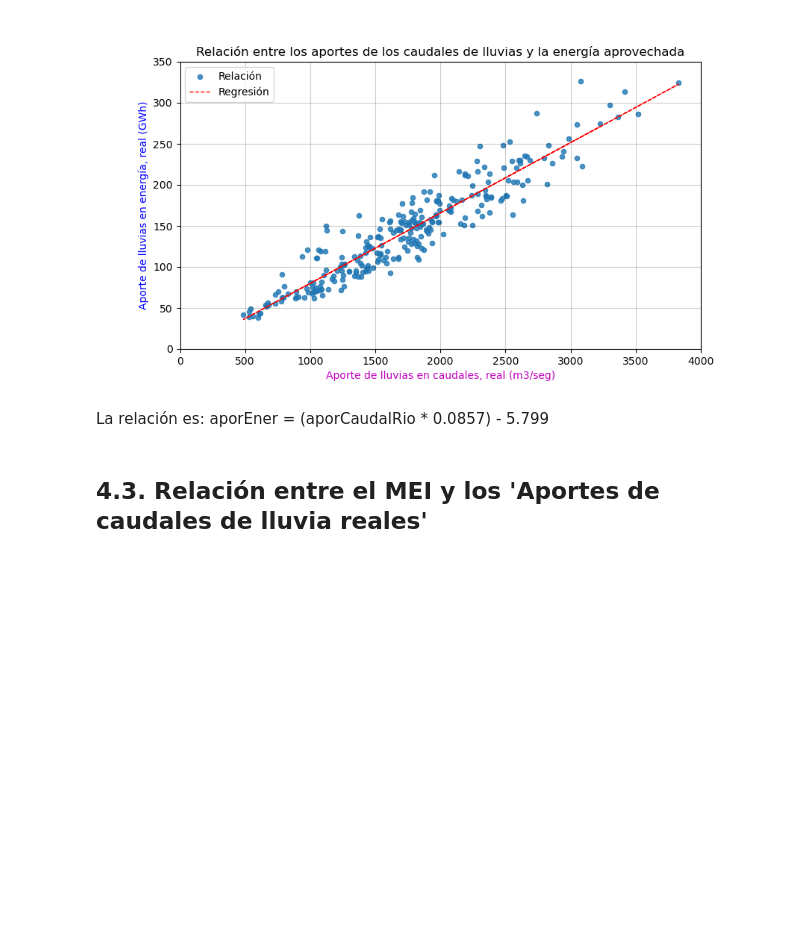
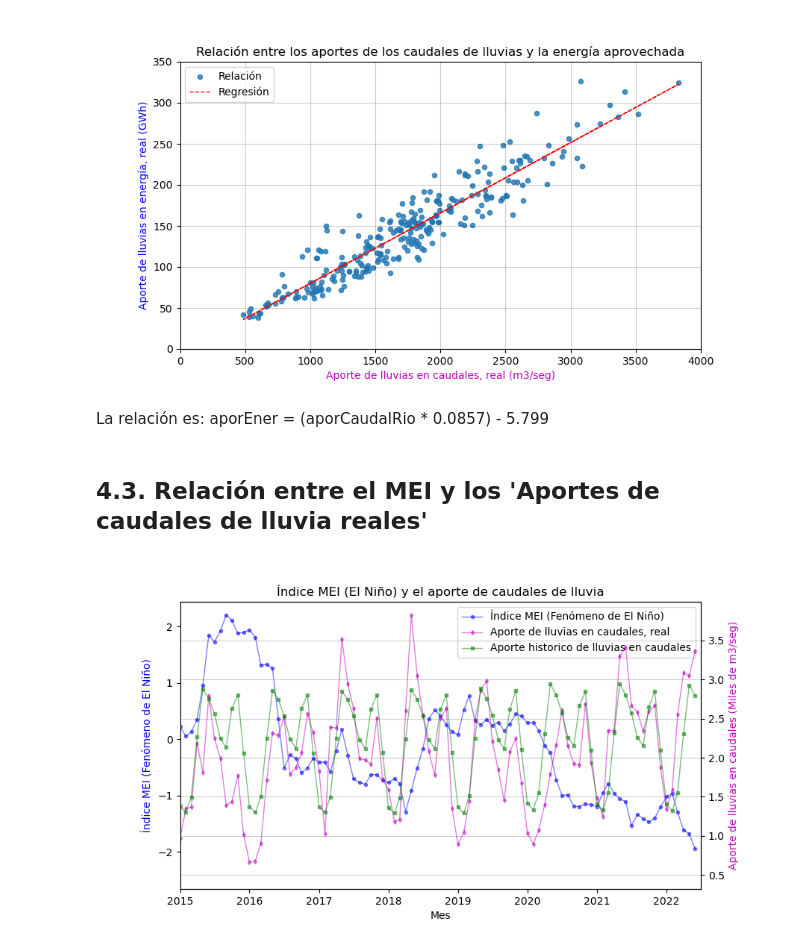
Before and after one commit to EricJDavila/Ppbe, a Jupyter notebook: N04_OfertaEnergiaHidro.ipynb, the cells around one changed output. Drawn from its saved outputs; the diff is of its cells as text; code cells hidden in the pictures; blank space fills up the shorter version.

```diff
--- a/N04_OfertaEnergiaHidro.ipynb
+++ b/N04_OfertaEnergiaHidro.ipynb
@@ -319,0 +332,9 @@ La relación es: aporEner = (aporCaudalRio * 0.0857) - 5.799
+# %%
+#*******************************************************************************
+# 4.3.2. Acondiciona meiT para poder comparar relacionar con aportes_m.
+#*******************************************************************************
+mei_real = meiT.loc[meiT['mei'].notna(), 'mei']
+mei_real.index.name = 'Date'
+caudal_mei = pd.merge(aportes_m.aporCaudalRio/1e3, mei_real, left_on="Date", right_on="Date")
+caudal_mei = pd.merge(caudal_mei, aportes_m.aporCaudalMediHistRio/1e3, left_on="Date", right_on="Date")
+# caudal_mei
@@ -319,0 +365,48 @@ La relación es: aporEner = (aporCaudalRio * 0.0857) - 5.799
+# %%
+#*******************************************************************************
+# 4.3.4. Calcula mei1 (un retardo en el mei).
+#*******************************************************************************
+caudal_mei.insert(3, column='mei1', value=caudal_mei.mei.shift(), allow_duplicates=True)
+caudal_mei = caudal_mei.dropna()
+# %%
+#*******************************************************************************
+# 4.3.5. Grafica mei, aportCaudalRio y aporCaudalMediHistRio.
+#*******************************************************************************
+fig = plt.figure(figsize=(9,5))
+plt.subplots_adjust(left=None, bottom=None, right=None, top=None, wspace=None, hspace=None)
+ax1 = fig.add_subplot(1, 1, 1)  # Crea una figura conteniendo un solo eje.
+ax2 = ax1.twinx()
+
+ax1.set_title ("Índice MEI (El Niño) y el aporte de caudales de lluvia")
+
+ax1.set_xlabel("Mes")
+ax1.set_ylabel("Índice MEI (Fenómeno de El Niño)", color='b')
+ax2.set_ylabel("Aporte de lluvias en caudales (Miles de m3/seg)", color='m')
+
+linea1 = ax1.plot(caudal_mei.index, caudal_mei.mei, 'b-o', \
+    label="Índice MEI (Fenómeno de El Niño)", \
+        linewidth=1, markersize=3, alpha=0.5)
+
+linea2 = ax2.plot(caudal_mei.index, caudal_mei.aporCaudalRio, 'm-d', \
+    label="Aporte de lluvias en caudales, real", linewidth=1, \
+        markersize=3, alpha=0.5)
+
+linea3 = ax2.plot(caudal_mei.index, caudal_mei.aporCaudalMediHistRio, 'g-s', \
+    label="Aporte historico de lluvias en caudales", linewidth=1, \
+        markersize=3, alpha=0.5)
+
+# added these three lines
+lineas = linea1 + linea2 + linea3
+etiquetas = [l.get_label() for l in lineas]
+ax1.legend(lineas, etiquetas, loc='best')
+
+# plt.xlim(pd.to_datetime('2015-01-01'), pd.to_datetime('2022-06-01'))
+plt.xlim(pd.to_datetime('2015-01-01'), pd.to_datetime('2022-07-01'))
+#plt.ylim(0, 400)
+#plt.par.ylim(0, 400)
+# ax1.set_ylim(0, 350)
+# ax2.set_ylim(0, 4500)
+plt.grid(axis='both', color='k', alpha=0.2)
+plt.show()
+# %% [output]
+[figure, added]
```
Also changed, not shown: parts of 51 cells of this notebook, 6 other files.
